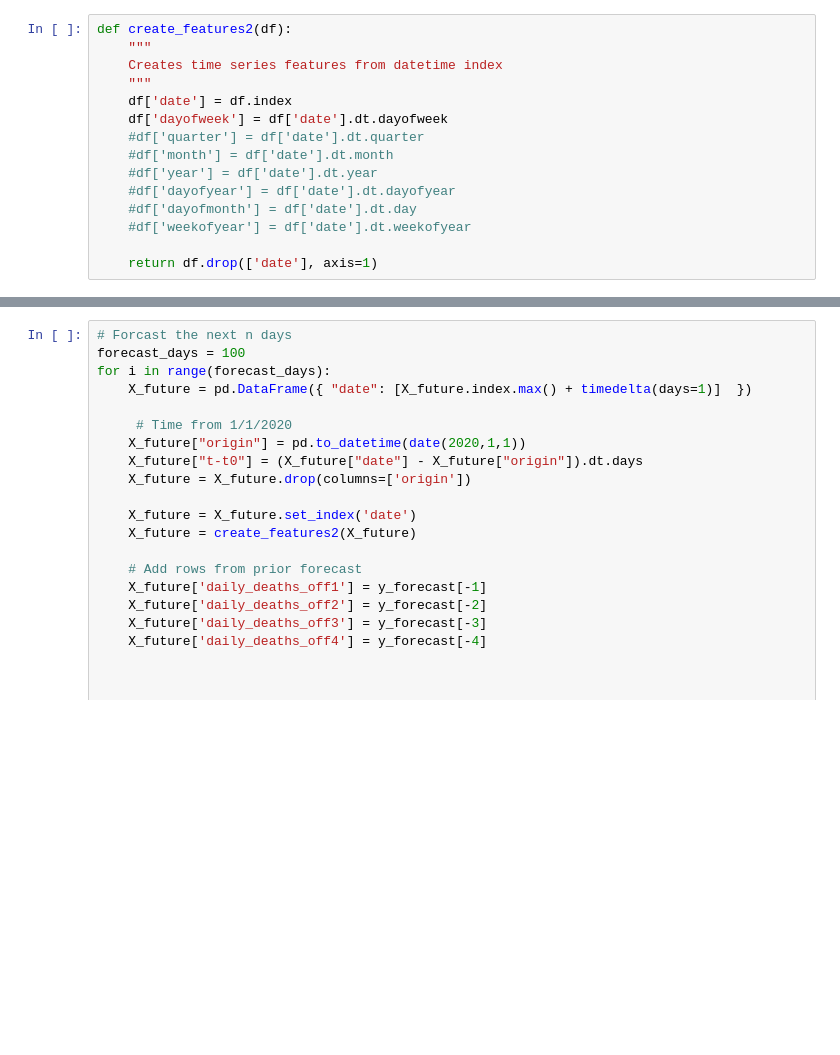
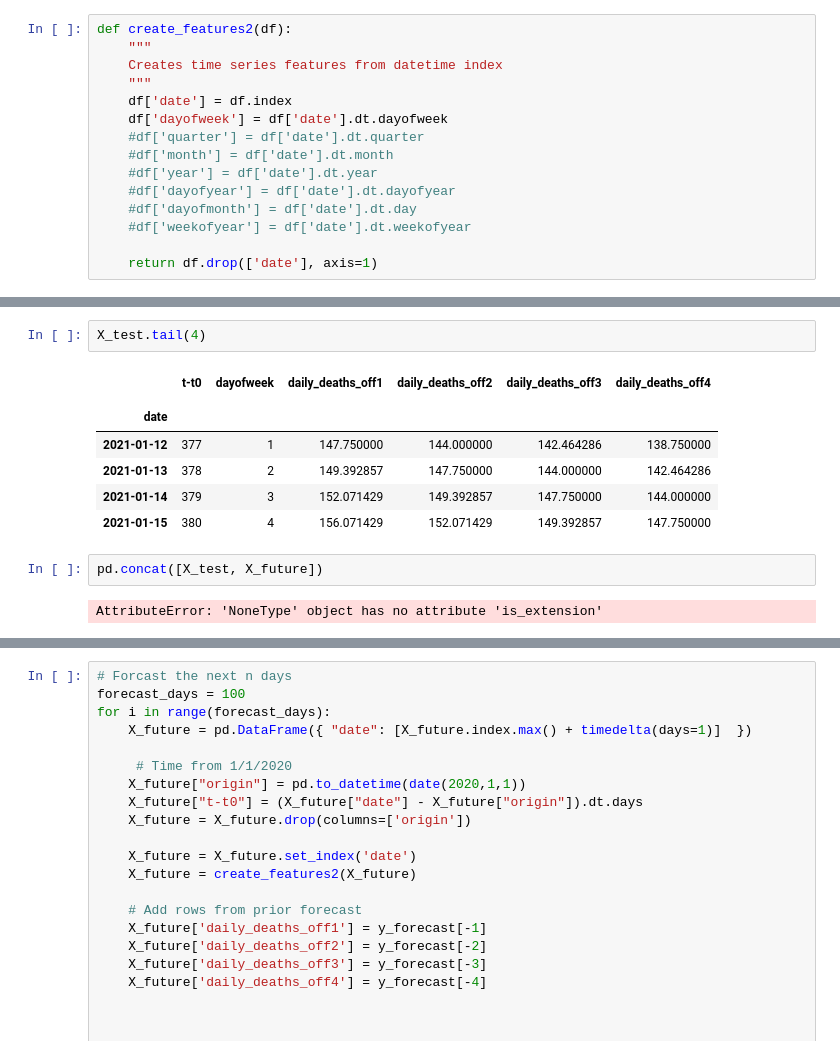
Before and after one commit to JaaLynch/covid, a Jupyter notebook: cov_ts_xgb.ipynb, the cells around one changed output, grey strips where cells are left out. Saved outputs shown, nothing was run; the diff lists cells and outputs as text; blank space fills up the shorter version.

```diff
--- a/cov_ts_xgb.ipynb
+++ b/cov_ts_xgb.ipynb
@@ -239,3 +266,17 @@ def create_features2(df):
+# %%
+X_test.tail(4)
+# %% [output]
+|  | t-t0 | dayofweek | daily_deaths_off1 | daily_deaths_off2 | daily_deaths_off3 | daily_deaths_off4 |
+|  |  |  |  |  |  |  |
+| date |  |  |  |  |  |  |
+| 2021-01-12 | 377 | 1 | 147.750000 | 144.000000 | 142.464286 | 138.750000 |
+| 2021-01-13 | 378 | 2 | 149.392857 | 147.750000 | 144.000000 | 142.464286 |
+| 2021-01-14 | 379 | 3 | 152.071429 | 149.392857 | 147.750000 | 144.000000 |
+| 2021-01-15 | 380 | 4 | 156.071429 | 152.071429 | 149.392857 | 147.750000 |
+# %%
+pd.concat([X_test, X_future])
+# %% [output]
+AttributeError: 'NoneType' object has no attribute 'is_extension'
 # %%
 # Initialize loop
 X_future = pd.DataFrame({ "date": [X_test.index.max() + timedelta(days=1)]})
```
Also changed, not shown: parts of 11 cells of this notebook, 3 other files.
